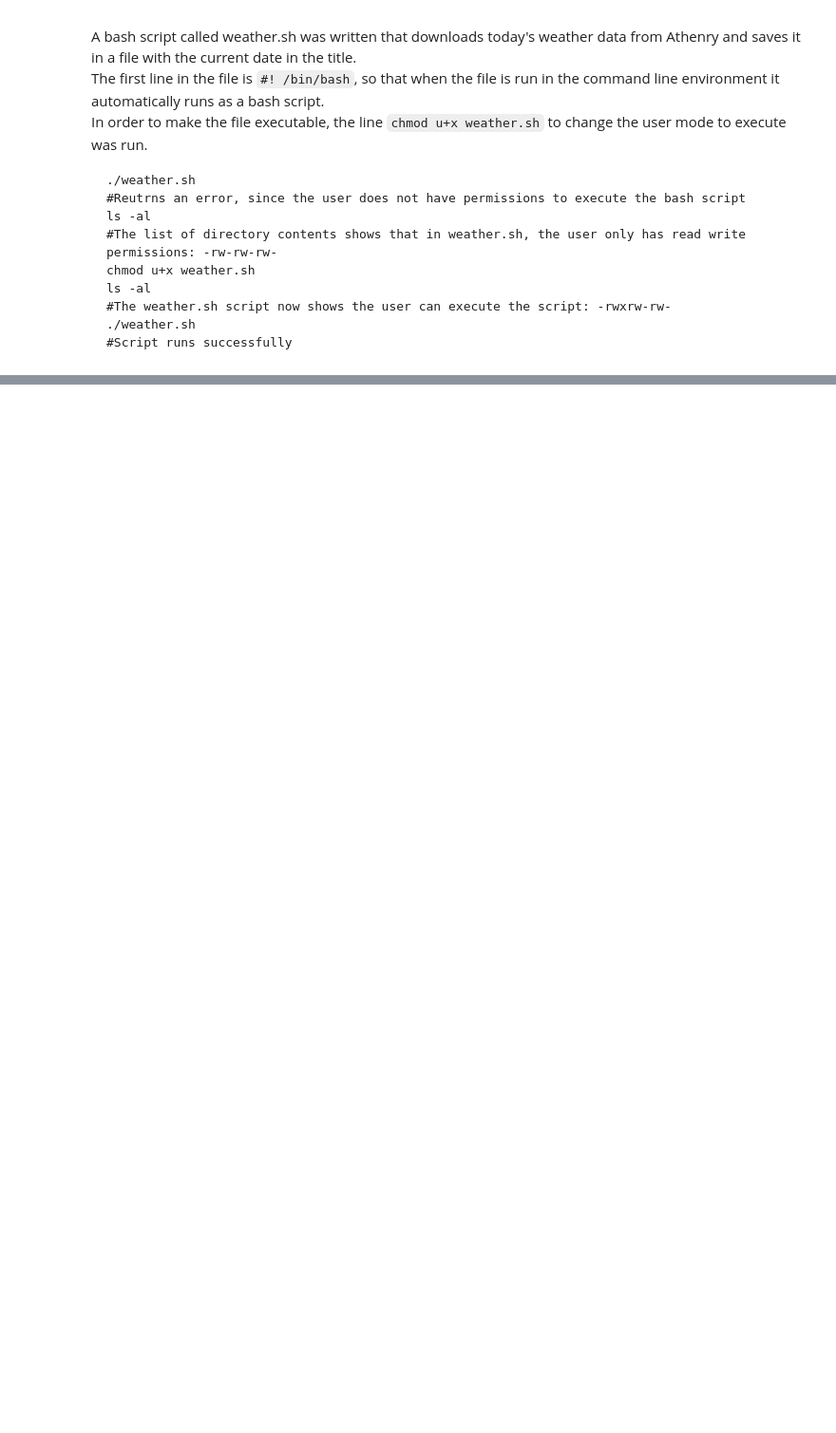
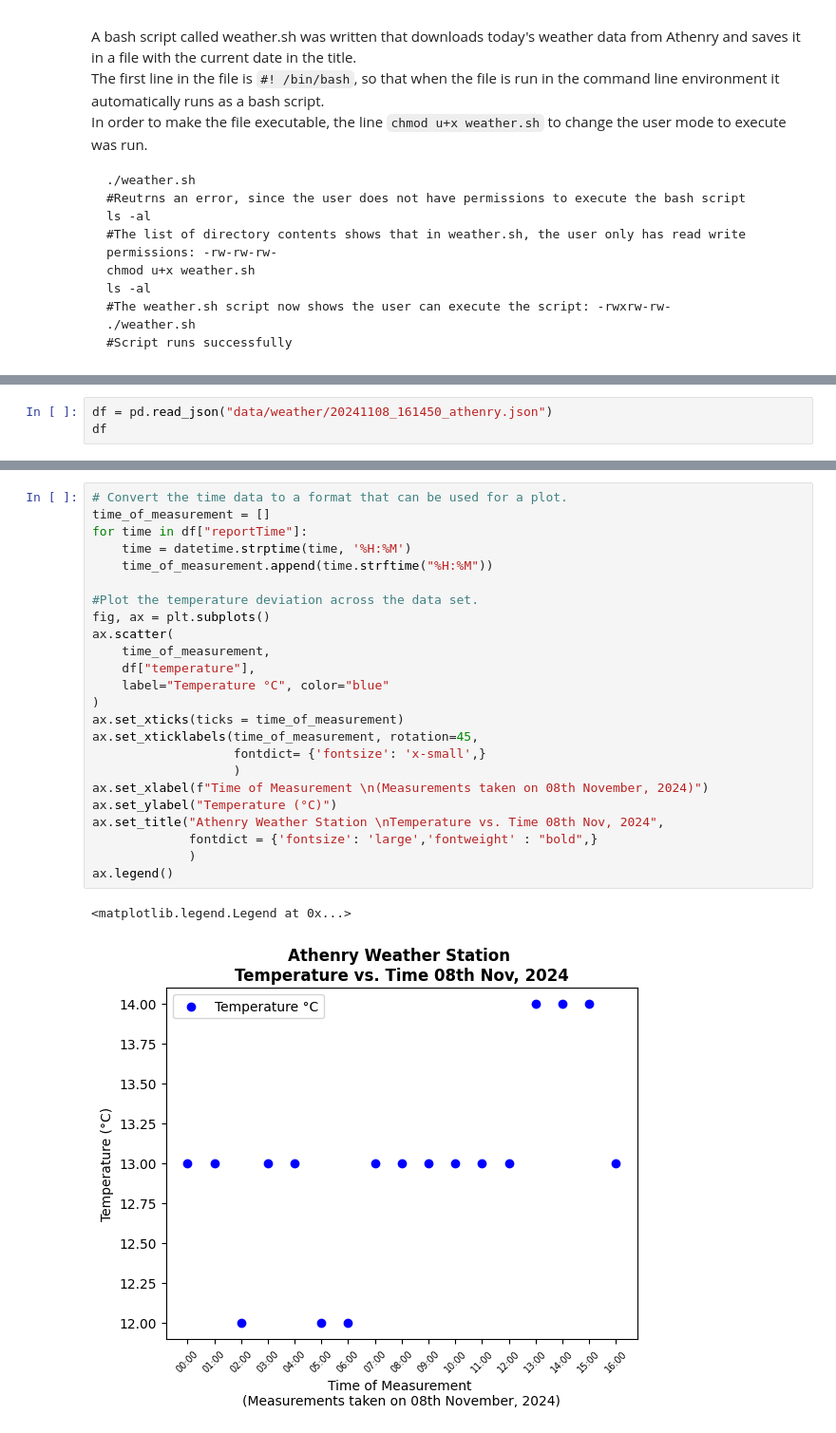
Before and after one commit to a-o-connor/computer_infrastructure_assessment, a Jupyter notebook: weather.ipynb, the cells around one changed output, grey strips where cells are left out. Shown at 95% size. Cells and saved outputs as stored; diff of their text form; blank space fills up the shorter version.

Commit message:
plotted weather data from athenry

```diff
--- a/weather.ipynb
+++ b/weather.ipynb
@@ -88,0 +96,3 @@ In your weather.ipynb notebook, use the pandas function read_json() to load in a
+# %%
+df = pd.read_json("data/weather/20241108_161450_athenry.json")
+df
@@ -88,0 +157,27 @@ In your weather.ipynb notebook, use the pandas function read_json() to load in a
+# %%
+# Convert the time data to a format that can be used for a plot.
+time_of_measurement = []
+for time in df["reportTime"]:
+    time = datetime.strptime(time, '%H:%M')
+    time_of_measurement.append(time.strftime("%H:%M"))
+
+#Plot the temperature deviation across the data set.
+fig, ax = plt.subplots()
+ax.scatter(
+    time_of_measurement,
+    df["temperature"],
+    label="Temperature °C", color="blue"
+)
+ax.set_xticks(ticks = time_of_measurement)
+ax.set_xticklabels(time_of_measurement, rotation=45,
+                   fontdict= {'fontsize': 'x-small',}
+                   )
+ax.set_xlabel(f"Time of Measurement \n(Measurements taken on 08th November, 2024)")
+ax.set_ylabel("Temperature (°C)")
+ax.set_title("Athenry Weather Station \nTemperature vs. Time 08th Nov, 2024",
+             fontdict = {'fontsize': 'large','fontweight' : "bold",}
+             )
+ax.legend()
+# %% [output]
+<matplotlib.legend.Legend at 0x...>
+[figure, added]
```
Also changed, not shown: parts of 10 cells of this notebook.
